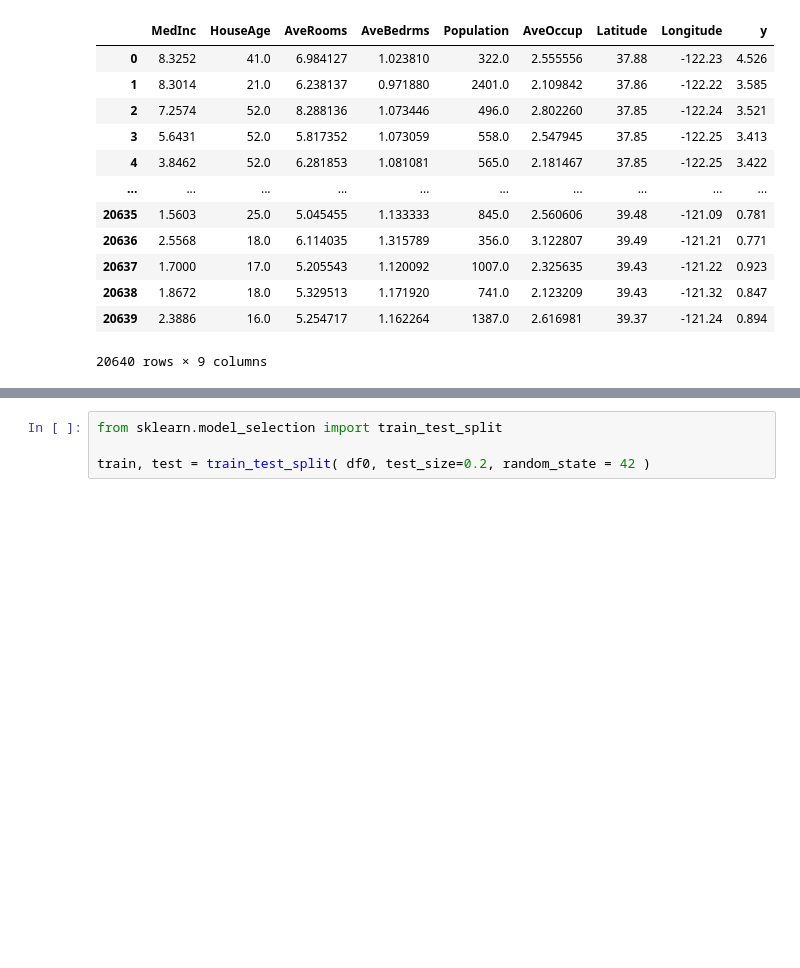
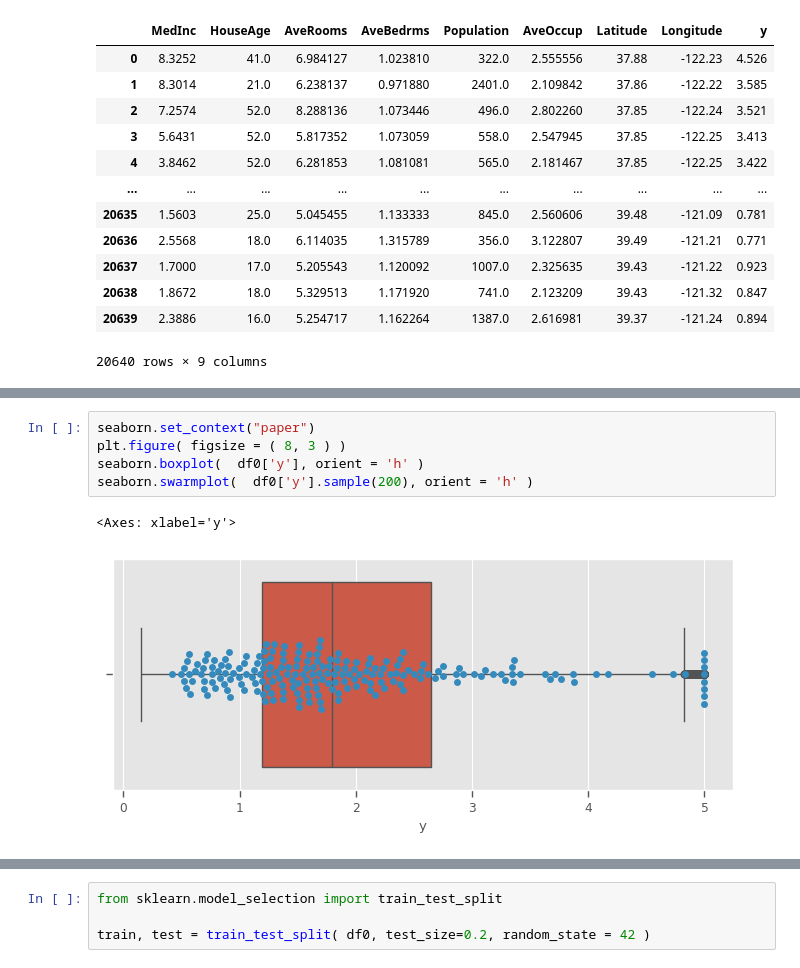
Before and after one commit to ivtipm/ML, a Jupyter notebook: plans/AI_intro_2026/examples/house_price_predict.ipynb, the cells around one changed output, grey strips where cells are left out. Drawn from its saved outputs; the diff is of its cells as text; blank space fills up the shorter version.

```diff
--- a/plans/AI_intro_2026/examples/house_price_predict.ipynb
+++ b/plans/AI_intro_2026/examples/house_price_predict.ipynb
@@ -60,0 +90,8 @@ seaborn.histplot( df0['y'] )
+# %%
+seaborn.set_context("paper")
+plt.figure( figsize = ( 8, 3 ) )
+seaborn.boxplot(  df0['y'], orient = 'h' )
+seaborn.swarmplot(  df0['y'].sample(200), orient = 'h' )
+# %% [output]
+<Axes: xlabel='y'>
+[figure, added]
```
Also changed, not shown: parts of 10 cells of this notebook.
